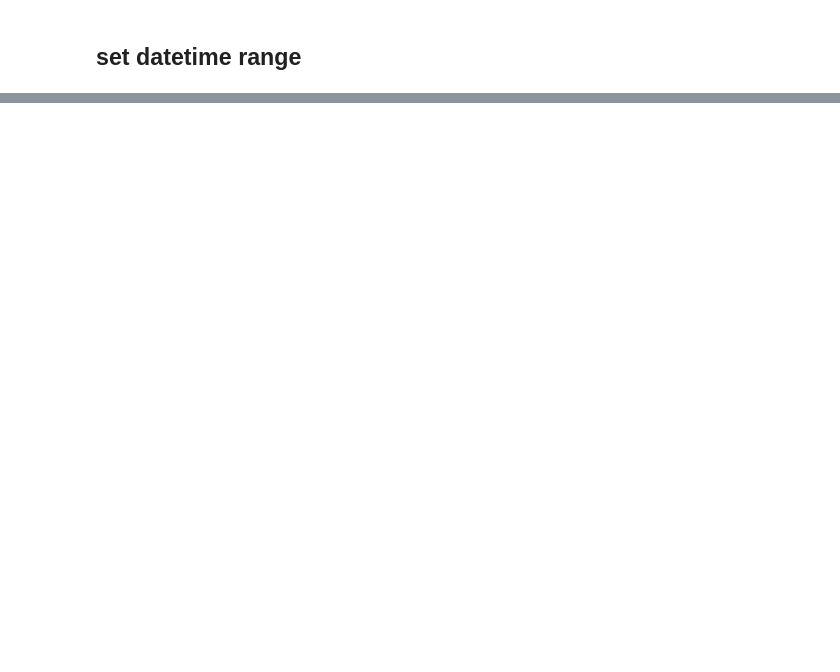
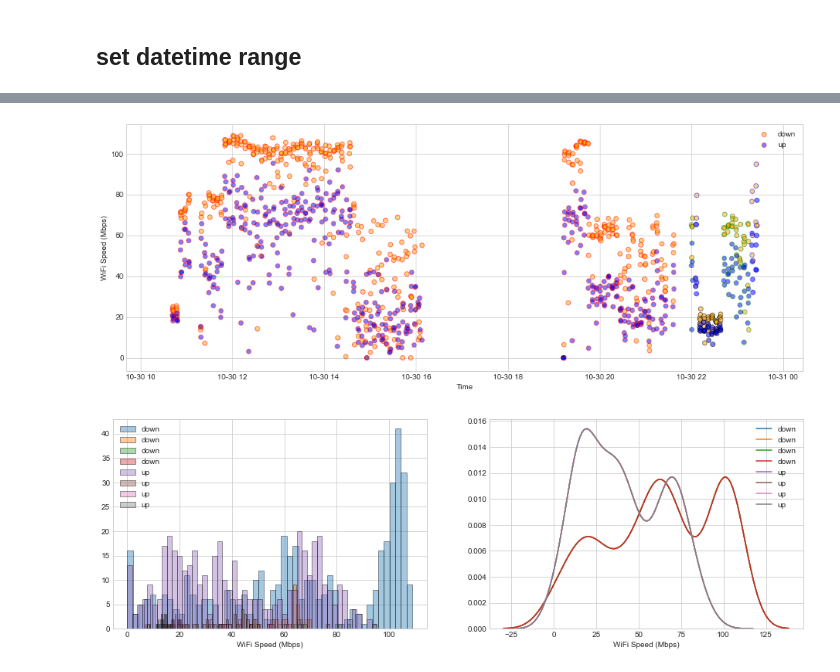
Before and after one commit to areichel90/network_analysis, a Jupyter notebook: Untitled.ipynb, the cells around one changed output, grey strips where cells are left out. Drawn from its saved outputs; the diff is of its cells as text; code cells hidden in the pictures; blank space fills up the shorter version.

```diff
--- a/Untitled.ipynb
+++ b/Untitled.ipynb
@@ -54,0 +70,40 @@ array(['192.168.1.39', '192.168.1.14'], dtype=object)
+# %%
+plt.style.use('seaborn-whitegrid')
+
+edgecolors = ['red','green','blue','black']
+fillcolors = {'up':'blue',
+              'down':'orange'}
+df['color'] = df.ssid_id.apply(lambda x: edgecolors[x-1])
+fig = plt.figure(figsize=(16,6))
+ax = fig.add_subplot(111)
+for i in df[['down','up']]:
+    ax.scatter(x=df.test_time.values, y=df[i],
+               alpha=0.5,
+               facecolors=fillcolors[i],
+               #color=fillcolors[i],
+               edgecolor=df.color,
+               #plotnonfinite=True,
+               label=i)
+
+ax.set_xlim(df.test_time.min() - datetime.timedelta(hours=1),
+            df.test_time.max() + datetime.timedelta(hours=1))
+ax.set_xlabel('Time')
+ax.set_ylabel('WiFi Speed (Mbps)')
+ax.legend()
+
+fig = plt.figure(figsize=(16,5))
+ax2 = fig.add_subplot(121)
+ax3 = fig.add_subplot(122)
+for i in df[['down','up','ssid_id']]:
+    for j in df.ssid_id.unique():
+        tmp = df[df.ssid_id==j][['down','up']]
+        if i != 'ssid_id':
+            ax2.hist(tmp[i].fillna(0), bins=50, edgecolor='black', alpha=0.4,density=False)
+
+            sns.kdeplot(df[i].fillna(0))
+ax2.set_xlabel('WiFi Speed (Mbps)')
+ax2.legend()
+ax3.set_xlabel('WiFi Speed (Mbps)');
+# %% [output]
+[figure, added]
+[figure, added]
```
Also changed, not shown: parts of 5 cells of this notebook, 1 other file.
